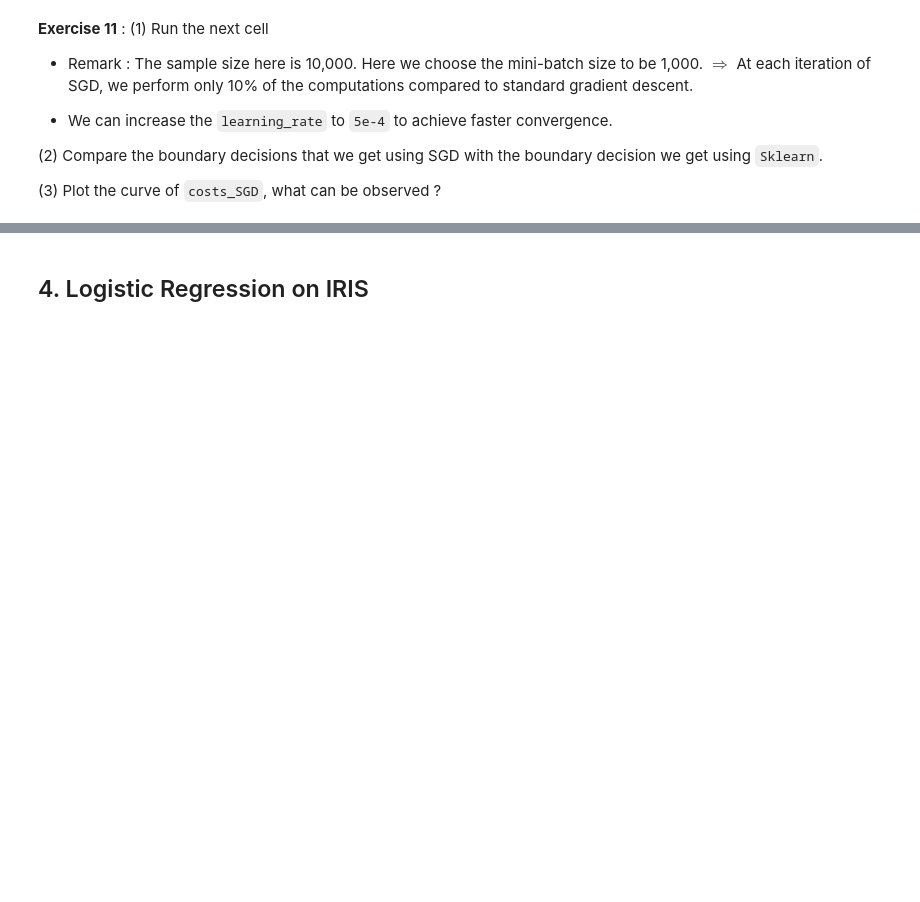
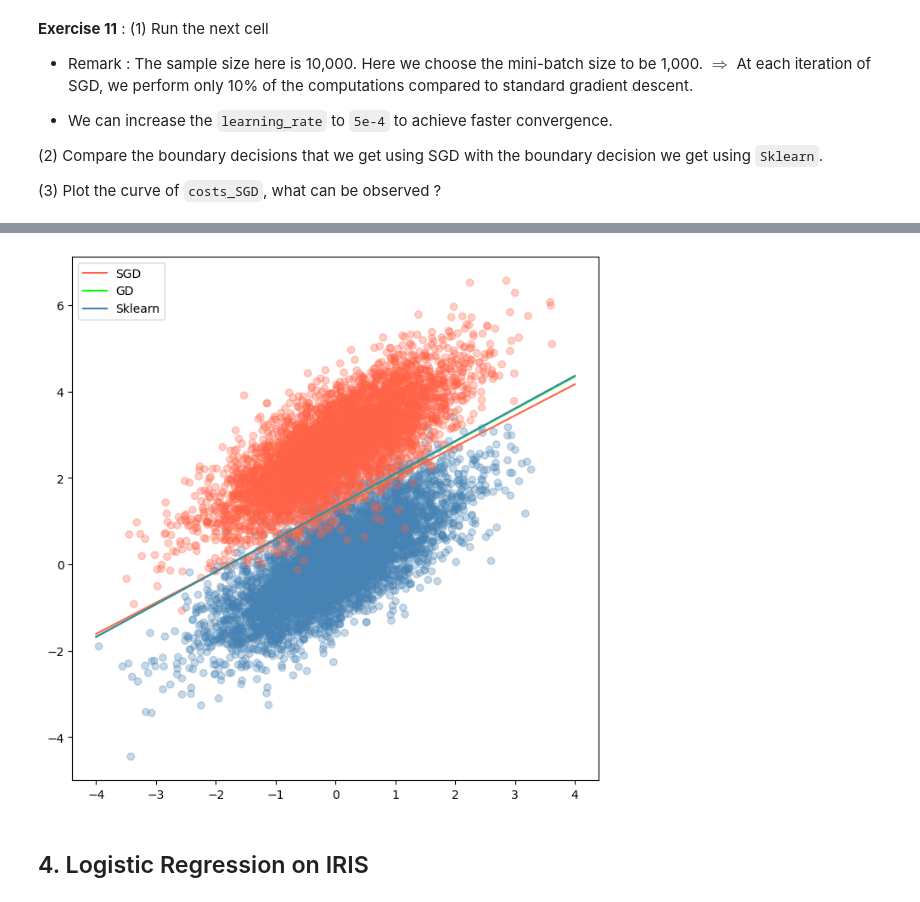
Before and after one commit to ArthurDanjou/ArtStudies, a Jupyter notebook: M1/Statistical Learning/TP3_Logistic_Regression_and _SGD.ipynb, the cells around one changed output, grey strips where cells are left out. Cells and saved outputs as stored; diff of their text form; code cells hidden in the pictures; blank space fills up the shorter version.

```diff
--- a/M1/Statistical Learning/TP3_Logistic_Regression_and _SGD.ipynb
+++ b/M1/Statistical Learning/TP3_Logistic_Regression_and _SGD.ipynb
@@ -350,7 +383,6 @@ for i in range(0, n, batch_size):
 
 (3) Plot the curve of `costs_SGD`, what can be observed ?
 # %%
-w_SGD, b_SGD, costs_SGD = mini_batch_SGD(X, y,
-                                         learning_rate=5e-4, batch_size=1000, epochs=30)
+w_SGD, b_SGD, costs_SGD = mini_batch_SGD(X, y, learning_rate=5e-4, batch_size=1000, epochs=30)
 
 print("The parameters computed by stochastic gradient descent are: ", w_SGD, b_SGD)
@@ -363,3 +407,17 @@ print("The parameters computed by stochastic gradient descent are: ", w_SGD, b_S
+# %%
+plt.figure(figsize=(8, 8))
+plt.scatter(X[:, 0], X[:, 1], c=y, alpha=0.3, cmap=mcolors.ListedColormap(["steelblue", "tomato"]))
+
+x1 = np.linspace(-4, 4, 100)
+x2_SGD = -(w_SGD[0] * x1 + b_SGD) / w_SGD[1]
+
+plt.plot(x1, x2_SGD, c="tomato", label="SGD")
+plt.plot(x1, x2_GD, c="lime", label="GD")
+plt.plot(x1, x2_learn, c="steelblue", label="Sklearn")
+plt.legend()
+plt.show()
+# %% [output]
+[figure, added]
 # %% [markdown]
 ## 4. Logistic Regression on IRIS
 # %% [markdown]
```
Also changed, not shown: parts of 24 cells of this notebook.
